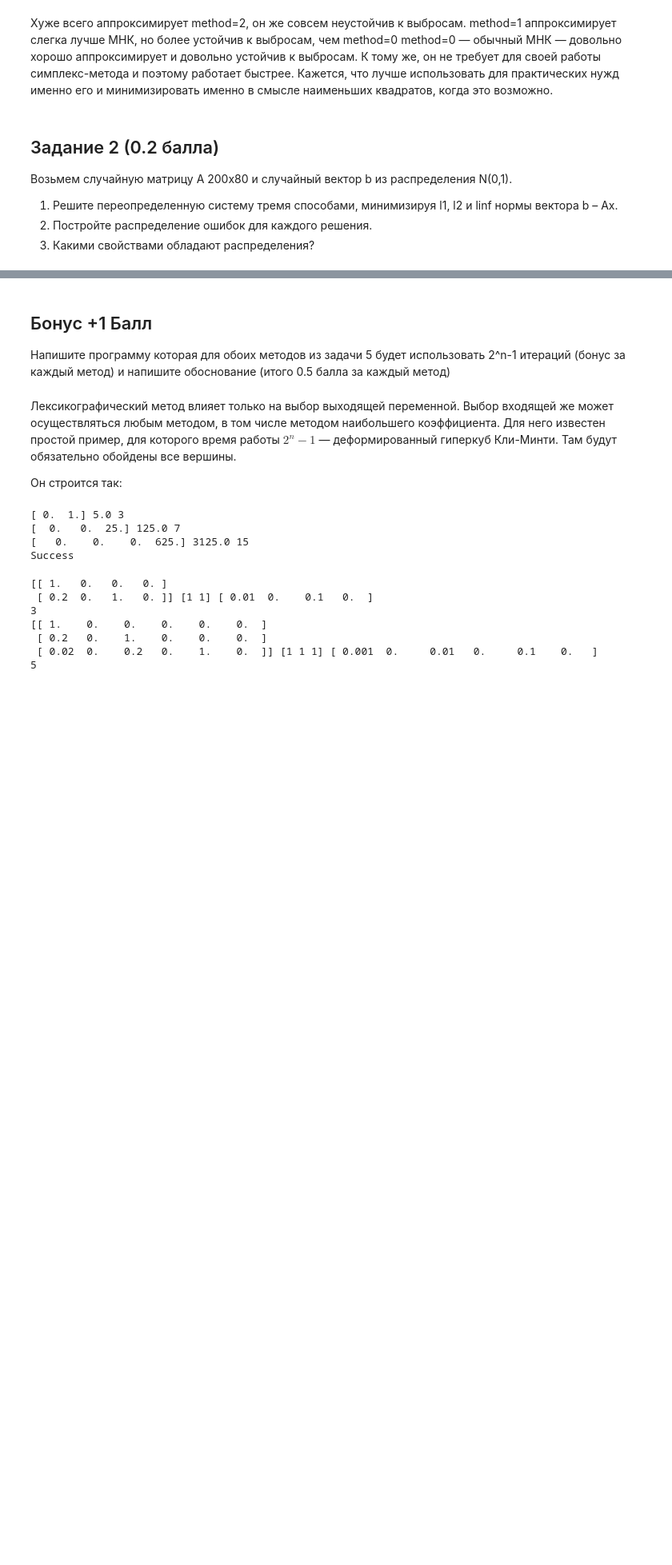
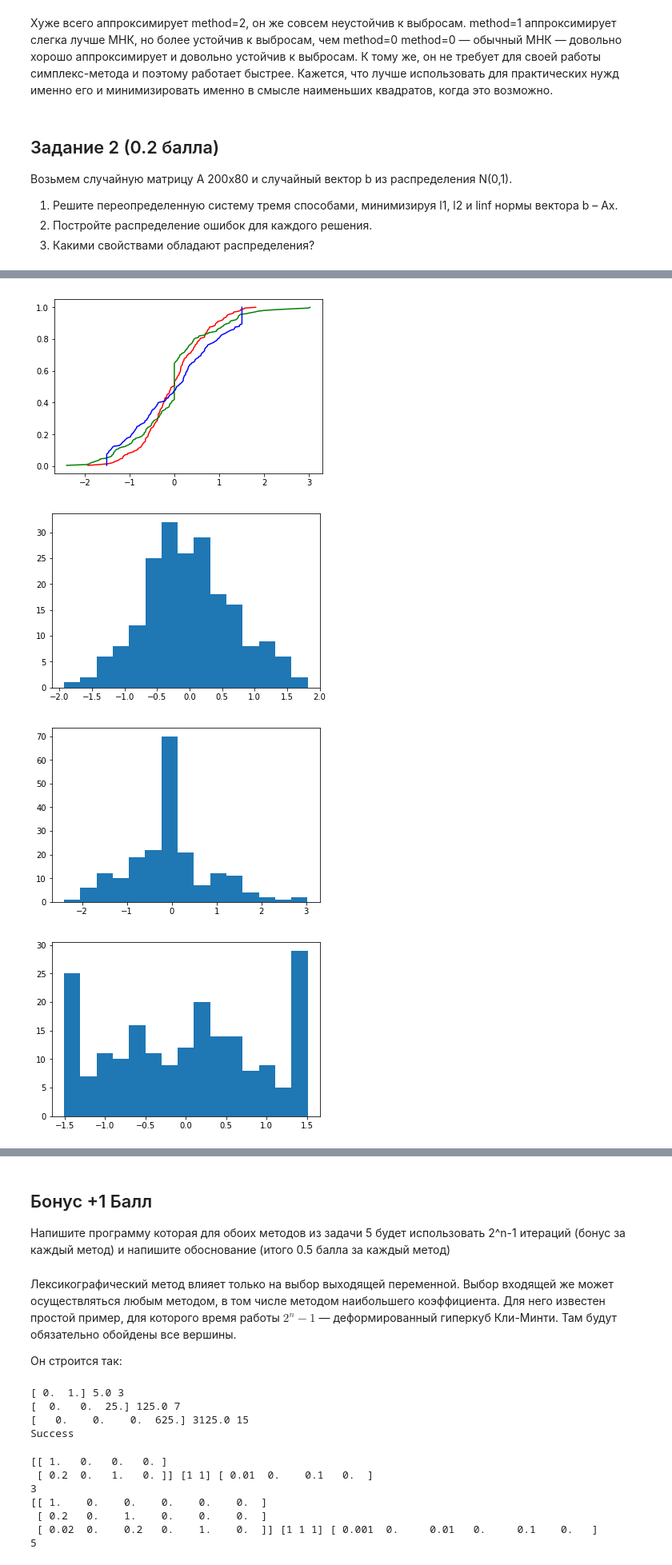
Before and after one commit to Wiki-fan/MIPT-all, a Jupyter notebook: задание.ipynb, the cells around one changed output, grey strips where cells are left out. Shown at 80% size. Drawn from its saved outputs; the diff is of its cells as text; code cells hidden in the pictures; blank space fills up the shorter version.

```diff
--- a/задание.ipynb
+++ b/задание.ipynb
@@ -50,13 +50,11 @@ import matplotlib.pyplot as plt
 import matplotlib.lines as mlines
 %matplotlib inline
 
-# Для тестирования было полезно, не стал удалять
-from scipy.optimize import linprog
+# Для тестирования было полезно, не стал удалять, но закомментировал.
+# from scipy.optimize import linprog
 
 # Важно правильно сравнивать числа с плавающей точкой
-epsilon=0.0000001
-def float_equal(a, b):
-    return abs(a-b)<epsilon
+epsilon=1e-8
 
 class eps:
     @staticmethod
@@ -138,7 +136,6 @@ class SP:
         if method=='init_auxilary':
             if (eps.gt(ST[:, -1][:-1],0)).all():
                 raise Exception('Problem is unbounded')
-            #########i = np.argmin(ST[:, -1][:-1])
             i = np.argmin(ST[:, -1][:-1]) # "наиболее недопустимая" строчка.
             j = m-1 # т. е. всегда добавленная переменная
             log.info('j=%s'%j)
@@ -147,14 +144,9 @@ class SP:
         if method=='largest_coef':
             j = np.argmin(ST[-1][:-1])
         elif method=='blend':
-            #j = np.argmin(np.ma.array(nonbasis, mask=(ST[-1][:-1]>=-epsilon)))
-            #j = nonbasis[(ST[-1][:-1]<0)][0]
-            #j = np.where(ST[-1][:-1]<0+epsilon)[0][0]
-            #ma = np.ma.masked_where(ST[-1, :-1] >= -epsilon, ST[-1, :-1])
             ma = np.ma.masked_where(eps.ge(ST[-1, :-1], 0), nonbasis)
             if ma.count() == 0:
                 raise Exception("Something")
-            #j = np.where(ma.mask == False)[0][0]
             j = np.argmin(ma)
         elif method=='lexical':
             j = np.argmin(ST[-1][:-1]) # любой
@@ -167,38 +159,28 @@ class SP:
         mb = ST[:-1, -1] # Маска в итоге поставится сама
 
         ratios = abs(mb/ma)
-        #ratios = np.ma.masked_where(ratios > epsilon, ratios) # NEW TODO
         log.info('j=%s'%j)
-        #ratios = ST[:, -1][:-1]/ST[:, j][:-1]
         log.debug('ratios %s'%ratios)
-        i = np.where(eps.eq(ratio, ratios.min()))[0][0] #worked
 
-#         ma = np.ma.masked_where(T[:-k, pivcol] <= tol, T[:-k, pivcol], copy=False)
-#     if ma.count() == 0:
-#         return False, np.nan
-#     mb = np.ma.masked_where(T[:-k, pivcol] <= tol, T[:-k, -1], copy=False)
-#     q = mb / ma
-# return True, np.ma.where(q == q.min())[0][0]
-
-        #i = np.argmin(np.ma.array(ratios, mask=(ratios<0+epsilon)))
+        i = np.where(ratios == ratios.min())[0][0]
 
         # Если у нас есть неоднозначность выбора
         if np.count_nonzero(eps.eq(ratios,  ratios[i]))>1:
             print('LLLLLLLLLLLLLLLLLLLLLLLLLL')
             if method=='lexical':
-                # Делим каждую строчку на элемент, стоящий в столбце j
+                # Делим каждую строчку на элемент, стоящий в столбце j.
                 ratios_row = ST[:-1] / ST[:-1, j].reshape(-1,1)
                 print('ratios_row', ratios_row)
+                # Чтобы восстановилось решение, дописываем номера строчек.
                 ratios_row = np.hstack([ratios_row, np.arange(0, ratios_row.shape[0]).reshape(-1,1)])
                 print(ratios_row)
-                srt = np.lexsort(ratios_row[eps.eq(ratio, ratios.min())][:, ::-1].T)
+                # И берём лексикографически меньшую.
+                srt = np.lexsort(ratios_row[ratios == ratios.min()][:, ::-1].T)
                 print(srt)
                 print(ratios_row[srt[0]][-1])
                 i = int(ratios_row[srt[0]][-1])
             elif method=='blend':
                 print('min', ratios.min())
-                #i = np.argmin(np.ma.array(basis, mask=np.logical_not(float_equal(ratios, ratios[i]))))
-                #i = np.where(ratios == ratios.min())[0][0]
                 i = np.argmin(np.ma.array(basis, mask=eps.neq(ratios, ratios[i])))
         log.info('i=%s'%i)
         return i, j
@@ -942,20 +1006,26 @@ x1 = solve_overdefined_system(A, b, method=1)
 # %%
 def ecdf(x):
     xs = np.sort(x)
     ys = np.arange(1, len(xs)+1)/float(len(xs))
     return xs, ys
 
 plt.figure()
 plt.plot(*ecdf(b-A@x0), color='r', label='For method=0')
 plt.plot(*ecdf(b-A@x1), color='g', label='For method=1')
 plt.plot(*ecdf(b-A@x2), color='b', label='For method=2')
 plt.show()
 
+nbins = 15
 plt.figure()
-plt.hist(b-A@x0)
+plt.hist(b-A@x0, bins=nbins)
 plt.show()
-plt.hist(b-A@x1)
+plt.hist(b-A@x1, bins=nbins)
 plt.show()
-plt.hist(b-A@x2)
+plt.hist(b-A@x2, bins=nbins)
 
 plt.show()
+# %% [output]
+[figure, added]
+[figure, added]
+[figure, added]
+[figure, added]
```
Also changed, not shown: parts of 15 cells of this notebook.
